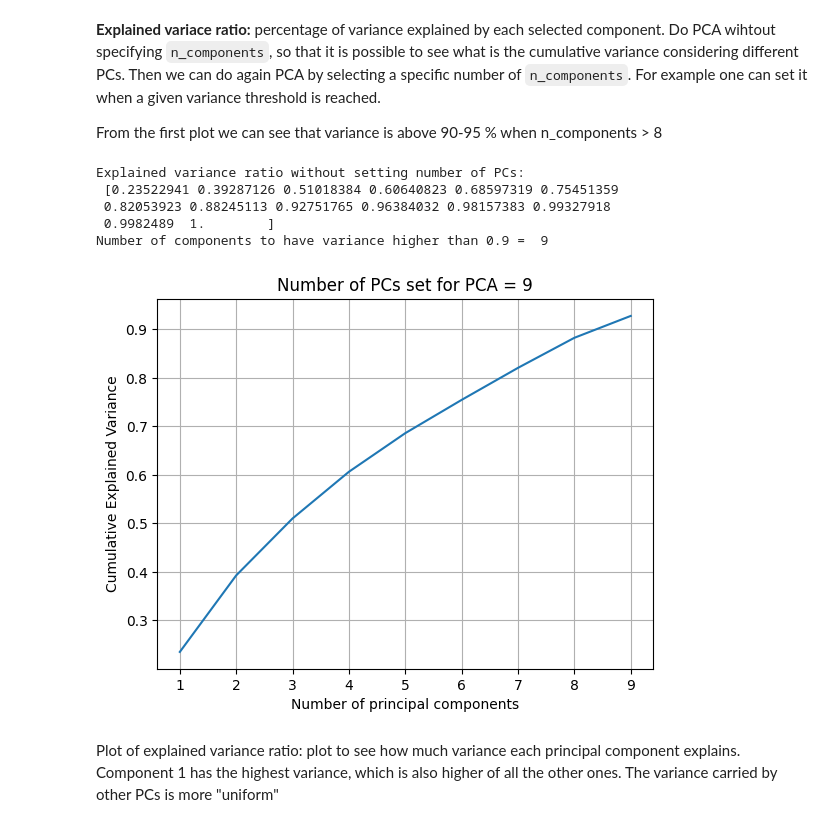
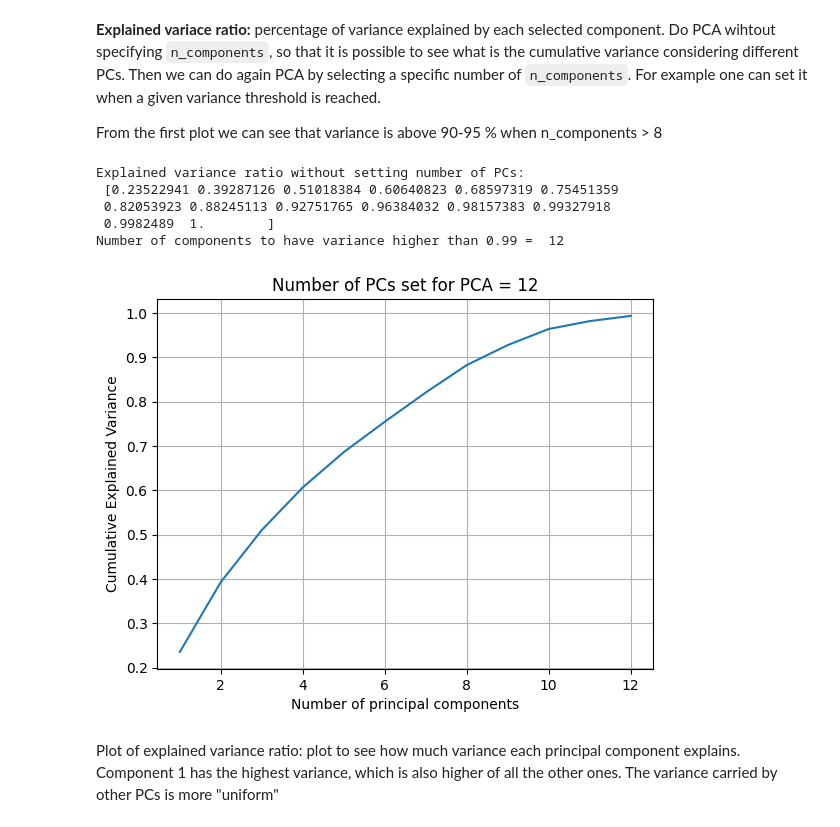
Before and after one commit to Maic-R/ML_for_physics, a Jupyter notebook: jet_tagging.ipynb, the cells around one changed output. Saved outputs shown, nothing was run; the diff lists cells and outputs as text; code cells hidden in the pictures.

```diff
--- a/jet_tagging.ipynb
+++ b/jet_tagging.ipynb
@@ -186,30 +68,31 @@ From the first plot we can see that variance is above 90-95 % when n_components
 # %%
 pca_all_components = PCA()
 pca_all_components.fit(X_scaled)
 explained_variance_ratio = np.cumsum(pca_all_components.explained_variance_ratio_)
 
+variance_thr = 0.99
 # use number of pricipal components such that variance is above a threshold
 print('Explained variance ratio without setting number of PCs:\n', explained_variance_ratio)
-components = np.where(explained_variance_ratio > 0.9)[0]
-print('Number of components to have variance higher than 0.9 = ', components[0]+1)
+components = np.where(explained_variance_ratio > variance_thr)[0]
+print(f'Number of components to have variance higher than {variance_thr} = ', components[0]+1)
 
-n_components = 9
+n_components = 12
 pca = PCA(n_components=n_components)
 pca.fit(X_scaled)
 explained_variance_ratio = np.cumsum(pca.explained_variance_ratio_)
 plt.plot(range(1, len(explained_variance_ratio) + 1), explained_variance_ratio)
 plt.title(f'Number of PCs set for PCA = {n_components}')
 plt.xlabel('Number of principal components')
 plt.ylabel('Cumulative Explained Variance')
 plt.grid()
 plt.show()
 # %% [output]
 Explained variance ratio without setting number of PCs:
  [0.23522941 0.39287126 0.51018384 0.60640823 0.68597319 0.75451359
  0.82053923 0.88245113 0.92751765 0.96384032 0.98157383 0.99327918
  0.9982489  1.        ]
-Number of components to have variance higher than 0.9 =  9
+Number of components to have variance higher than 0.99 =  12
-[figure, old version]
+[figure, new version]
 # %% [markdown]
 Plot of explained variance ratio: plot to see how much variance each principal component explains. Component 1 has the highest variance, which is also higher of all the other ones. The variance carried by other PCs is more "uniform"
 # %%
```
Also changed, not shown: parts of 29 cells of this notebook, 1 other file.
